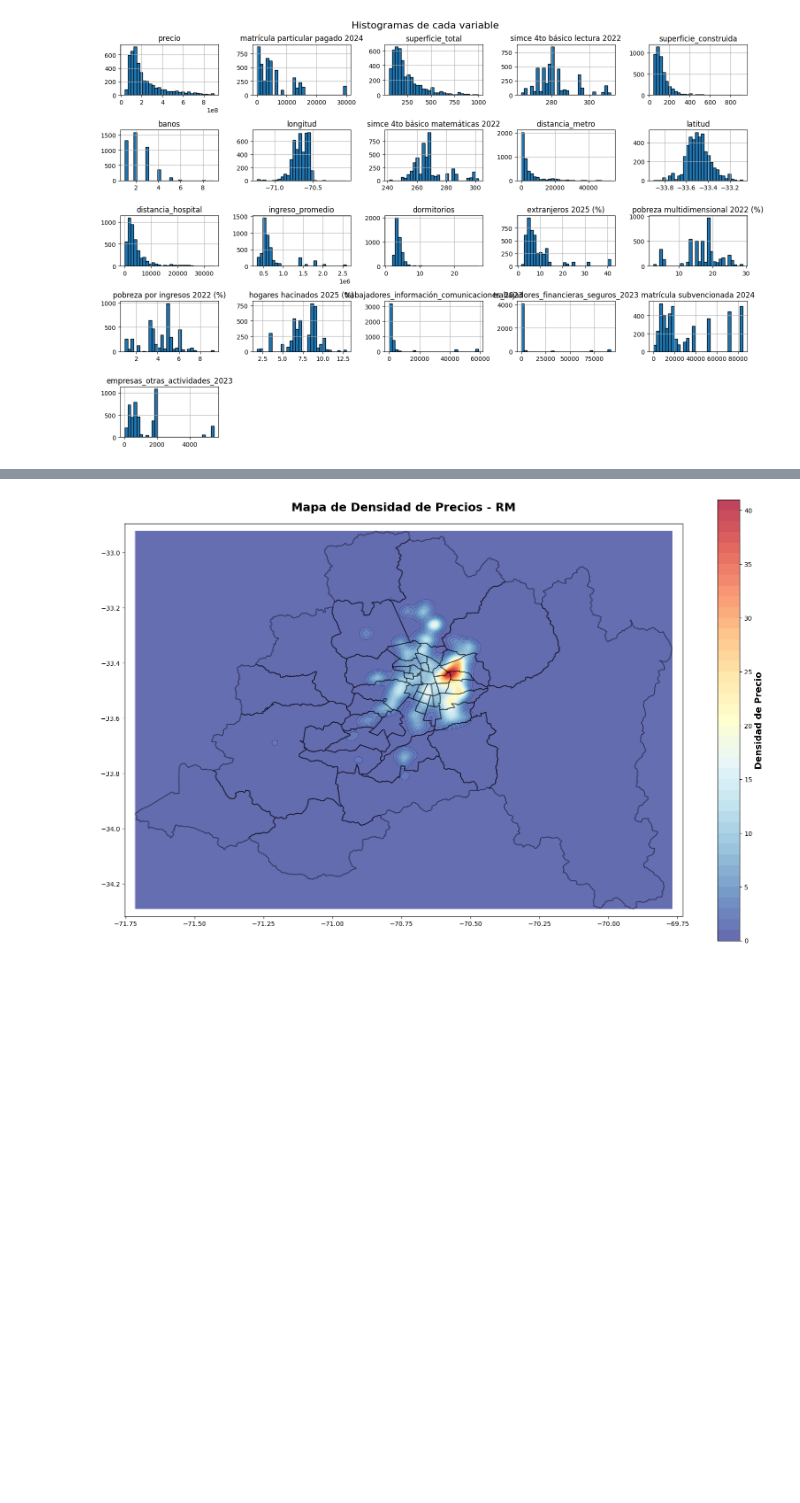
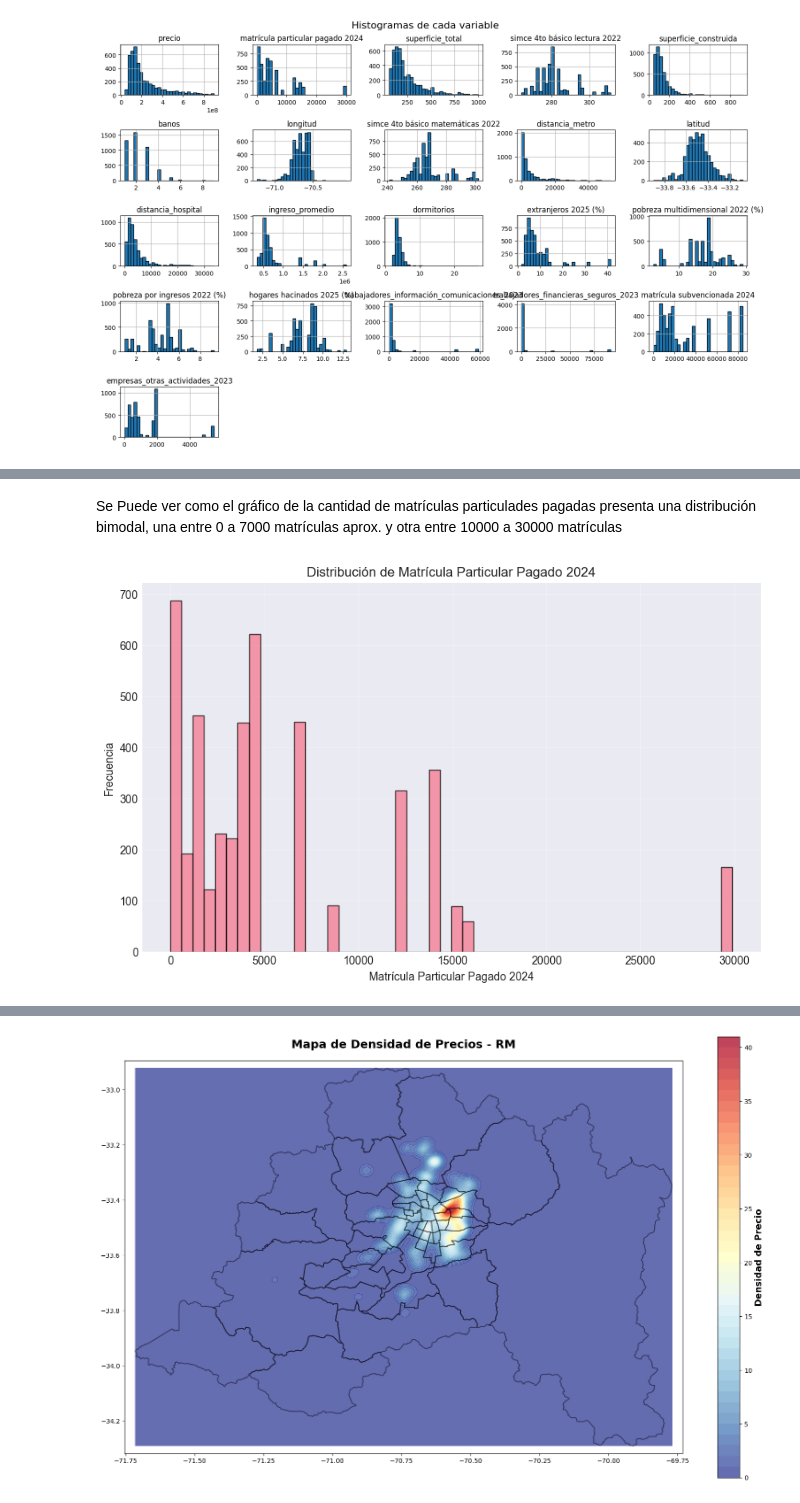
Before and after one commit to NicolasCortesLeon/Proyecto_Tesis, a Jupyter notebook: notebooks/5.EDA/5.1.EDA_variables_importantes.ipynb, the cells around one changed output, grey strips where cells are left out. Drawn from its saved outputs; the diff is of its cells as text; code cells hidden in the pictures; blank space fills up the shorter version.

```diff
--- a/notebooks/5.EDA/5.1.EDA_variables_importantes.ipynb
+++ b/notebooks/5.EDA/5.1.EDA_variables_importantes.ipynb
@@ -39,0 +56,12 @@ plt.show()
+# %% [markdown]
+Se Puede ver como el gráfico de la cantidad de matrículas particulades pagadas presenta una distribución bimodal, una entre 0 a 7000 matrículas aprox. y otra entre 10000 a 30000 matrículas
+# %%
+plt.figure(figsize=(10, 6))
+plt.hist(df['matrícula particular pagado 2024'], bins=50, edgecolor='black', alpha=0.7)
+plt.xlabel('Matrícula Particular Pagado 2024')
+plt.ylabel('Frecuencia')
+plt.title('Distribución de Matrícula Particular Pagado 2024')
+plt.grid(True, alpha=0.3)
+plt.show()
+# %% [output]
+[figure, added]
```
Also changed, not shown: parts of 8 cells of this notebook.
